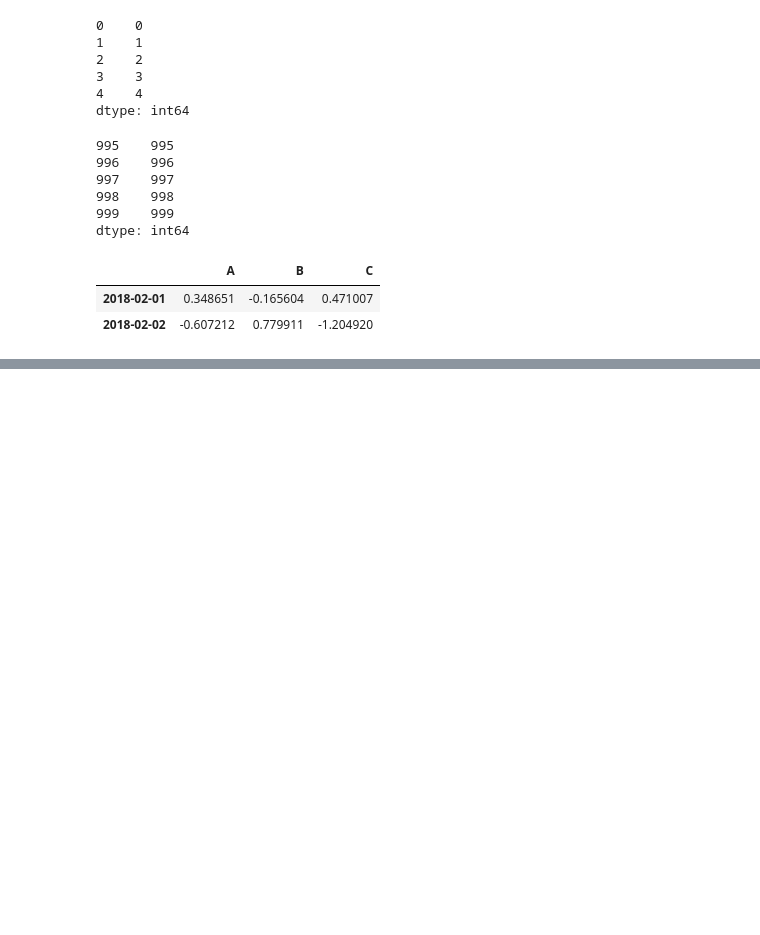
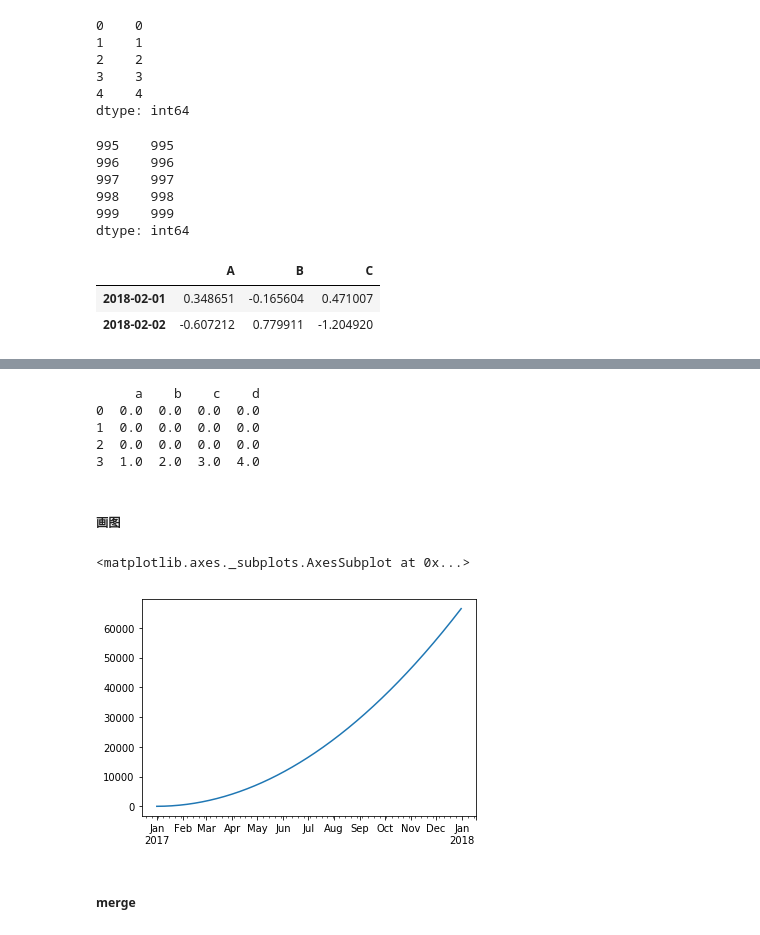
Before and after one commit to hyhlinux/math, a Jupyter notebook: demo_numpy_pandas/demo_pandas.ipynb, the cells around one changed output, grey strips where cells are left out. Drawn from its saved outputs; the diff is of its cells as text; code cells hidden in the pictures; blank space fills up the shorter version.

```diff
--- a/demo_numpy_pandas/demo_pandas.ipynb
+++ b/demo_numpy_pandas/demo_pandas.ipynb
@@ -130,0 +582,21 @@ df
+# %%
+#合并series，将s1合并至df1，以及重置index，并打印出结果
+res = df1.append(s1, ignore_index=True)
+print(res)
+# %% [output]
+     a    b    c    d
+0  0.0  0.0  0.0  0.0
+1  0.0  0.0  0.0  0.0
+2  0.0  0.0  0.0  0.0
+3  1.0  2.0  3.0  4.0
+# %% [markdown]
+##### 画图
+# %%
+ts = pd.Series(np.arange(365), index=pd.date_range('1/1/2017', periods=365))
+ts = ts.cumsum()
+ts.plot()
+# %% [output]
+<matplotlib.axes._subplots.AxesSubplot at 0x...>
+[figure, added]
+# %% [markdown]
+##### merge
```
Also changed, not shown: parts of 47 cells of this notebook, 4 other files.
